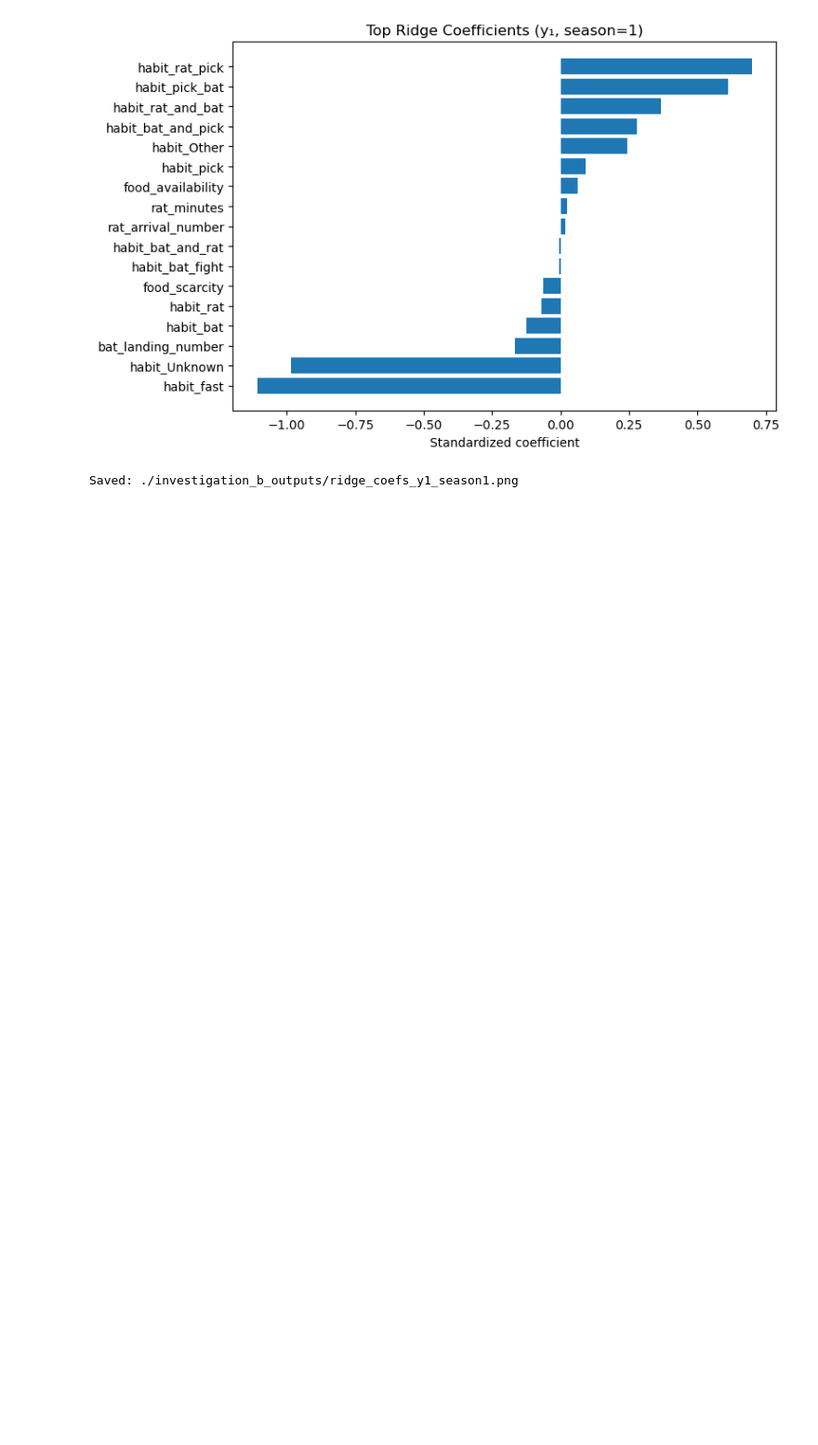
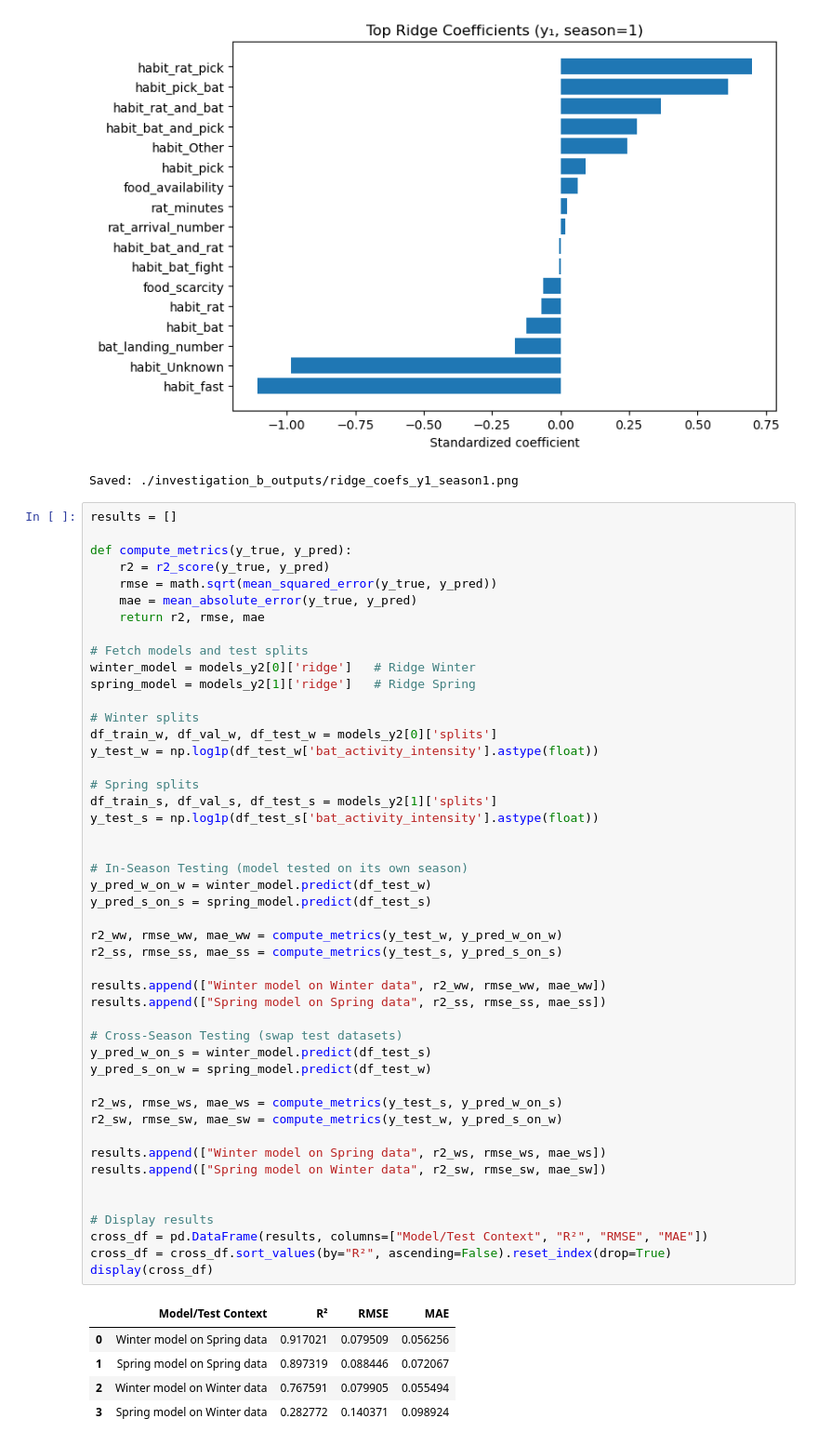
Before and after one commit to ishanpanta/bat-vs-rat, a Jupyter notebook: assignment3.ipynb, the cells around one changed output. Shown at 93% size. Drawn from its saved outputs; the diff is of its cells as text; blank space fills up the shorter version.

```diff
--- a/assignment3.ipynb
+++ b/assignment3.ipynb
@@ -632,3 +734,56 @@ for szn in models_y1.keys():
 Saved: ./investigation_b_outputs/ridge_coefs_y1_season0.png
 [figure]
 Saved: ./investigation_b_outputs/ridge_coefs_y1_season1.png
+# %%
+results = []
+
+def compute_metrics(y_true, y_pred):
+    r2 = r2_score(y_true, y_pred)
+    rmse = math.sqrt(mean_squared_error(y_true, y_pred))
+    mae = mean_absolute_error(y_true, y_pred)
+    return r2, rmse, mae
+
+# Fetch models and test splits
+winter_model = models_y2[0]['ridge']   # Ridge Winter
+spring_model = models_y2[1]['ridge']   # Ridge Spring
+
+# Winter splits
+df_train_w, df_val_w, df_test_w = models_y2[0]['splits']
+y_test_w = np.log1p(df_test_w['bat_activity_intensity'].astype(float))
+
+# Spring splits
+df_train_s, df_val_s, df_test_s = models_y2[1]['splits']
+y_test_s = np.log1p(df_test_s['bat_activity_intensity'].astype(float))
+
+
+# In-Season Testing (model tested on its own season)
+y_pred_w_on_w = winter_model.predict(df_test_w)
+y_pred_s_on_s = spring_model.predict(df_test_s)
+
+r2_ww, rmse_ww, mae_ww = compute_metrics(y_test_w, y_pred_w_on_w)
+r2_ss, rmse_ss, mae_ss = compute_metrics(y_test_s, y_pred_s_on_s)
+
+results.append(["Winter model on Winter data", r2_ww, rmse_ww, mae_ww])
+results.append(["Spring model on Spring data", r2_ss, rmse_ss, mae_ss])
+
+# Cross-Season Testing (swap test datasets)
+y_pred_w_on_s = winter_model.predict(df_test_s)
+y_pred_s_on_w = spring_model.predict(df_test_w)
+
+r2_ws, rmse_ws, mae_ws = compute_metrics(y_test_s, y_pred_w_on_s)
+r2_sw, rmse_sw, mae_sw = compute_metrics(y_test_w, y_pred_s_on_w)
+
+results.append(["Winter model on Spring data", r2_ws, rmse_ws, mae_ws])
+results.append(["Spring model on Winter data", r2_sw, rmse_sw, mae_sw])
+
+
+# Display results
+cross_df = pd.DataFrame(results, columns=["Model/Test Context", "R²", "RMSE", "MAE"])
+cross_df = cross_df.sort_values(by="R²", ascending=False).reset_index(drop=True)
+display(cross_df)
+# %% [output]
+|  | Model/Test Context | R² | RMSE | MAE |
+| 0 | Winter model on Spring data | 0.917021 | 0.079509 | 0.056256 |
+| 1 | Spring model on Spring data | 0.897319 | 0.088446 | 0.072067 |
+| 2 | Winter model on Winter data | 0.767591 | 0.079905 | 0.055494 |
+| 3 | Spring model on Winter data | 0.282772 | 0.140371 | 0.098924 |
```
Also changed, not shown: parts of 7 cells of this notebook, 4 other files.
